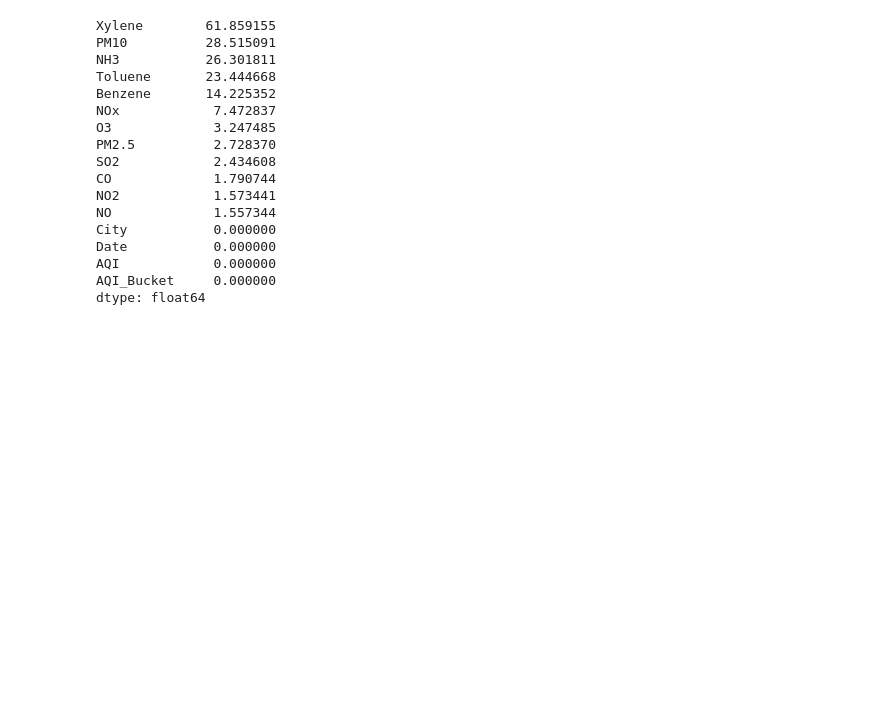
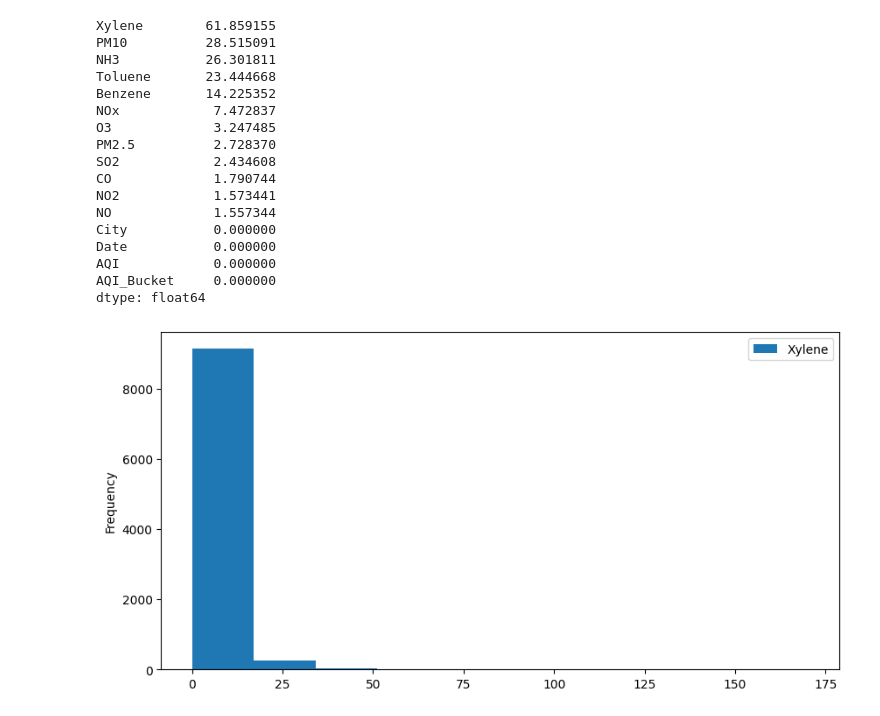
Before and after one commit to Omsongire23/AQI-Prediction-Model, a Jupyter notebook: AQI Model.ipynb, the cells around one changed output. Cells and saved outputs as stored; diff of their text form; code cells hidden in the pictures; blank space fills up the shorter version.

```diff
--- a/AQI Model.ipynb
+++ b/AQI Model.ipynb
@@ -163,3 +163,10 @@ Date           0.000000
 AQI            0.000000
 AQI_Bucket     0.000000
 dtype: float64
+# %%
+# Univariate analysis
+df['Xylene'].plot(kind = 'hist', figsize=(10,5))
+plt.legend()
+plt.show()
+# %% [output]
+[figure, added]
```
Also changed, not shown: parts of 34 cells of this notebook.
